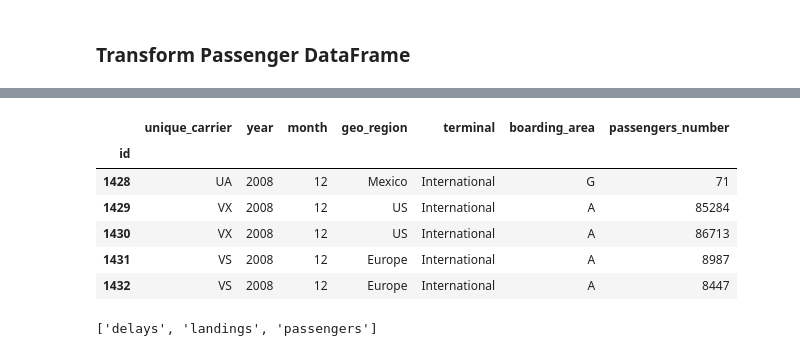
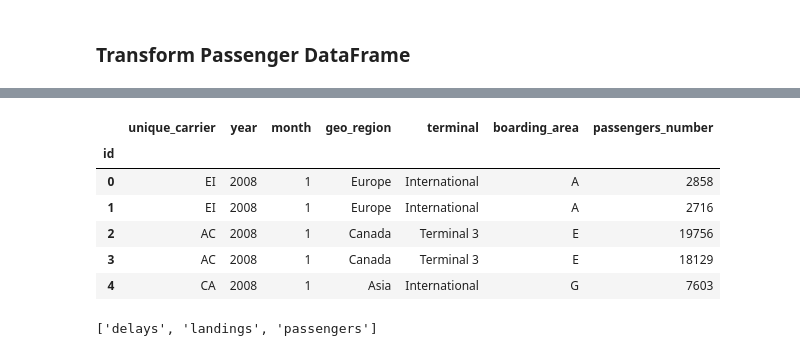
Before and after one commit to janelcv/SFO_Landing, a Jupyter notebook: sfo_landing.ipynb, the cells around one changed output, grey strips where cells are left out. Saved outputs shown, nothing was run; the diff lists cells and outputs as text; code cells hidden in the pictures.

```diff
--- a/sfo_landing.ipynb
+++ b/sfo_landing.ipynb
@@ -211,31 +210,31 @@ passenger_df.drop(["Activity Period"], axis=1).head()
 # %%
 # Create a filtered dataframe from specific columns
 passenger_cols = ["ID","Operating Airline IATA Code","Year", "Month", "GEO Region",
                  "Terminal", "Boarding Area", "Passenger Count"]
 passenger_transformed = passenger_df[passenger_cols].copy()
 
 # Rename the column headers
 passenger_transformed = passenger_transformed.rename(columns={"ID":"id",
                                                             "Operating Airline IATA Code": "unique_carrier",
                                                           "Year": "year",
                                                           "Month": "month",
                                                      "GEO Region": "geo_region",
                                                      "Terminal": "terminal",
                                                            "Boarding Area": "boarding_area",
                                                      "Passenger Count": "passengers_number"})
 
 #landings_transformed.drop_duplicates(["unique_carrier","geo_region"], keep= 'last')
 passenger_transformed.drop_duplicates("id", inplace=True)
 passenger_transformed.set_index("id", inplace=True)
-passenger_transformed.tail()
+passenger_transformed.head()
 # %% [output]
 |  | unique_carrier | year | month | geo_region | terminal | boarding_area | passengers_number |
 | id |  |  |  |  |  |  |  |
-| 1428 | UA | 2008 | 12 | Mexico | International | G | 71 |
-| 1429 | VX | 2008 | 12 | US | International | A | 85284 |
-| 1430 | VX | 2008 | 12 | US | International | A | 86713 |
-| 1431 | VS | 2008 | 12 | Europe | International | A | 8987 |
-| 1432 | VS | 2008 | 12 | Europe | International | A | 8447 |
+| 0 | EI | 2008 | 1 | Europe | International | A | 2858 |
+| 1 | EI | 2008 | 1 | Europe | International | A | 2716 |
+| 2 | AC | 2008 | 1 | Canada | Terminal 3 | E | 19756 |
+| 3 | AC | 2008 | 1 | Canada | Terminal 3 | E | 18129 |
+| 4 | CA | 2008 | 1 | Asia | International | G | 7603 |
 # %%
 connection_string = "root:<insert your password>@localhost/sfo_db"
 engine = create_engine(f'mysql://{connection_string}')
```
Also changed, not shown: parts of 9 cells of this notebook, 2 other files.
